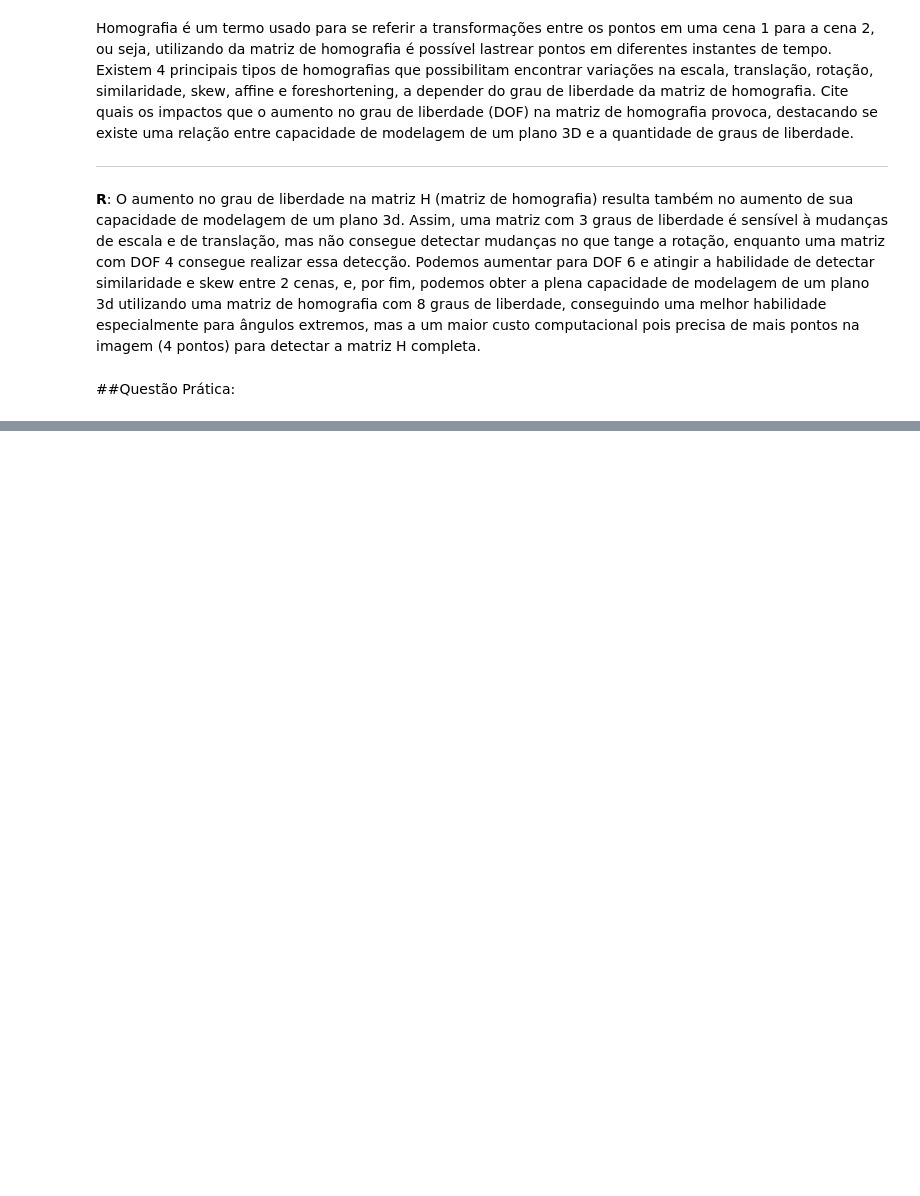
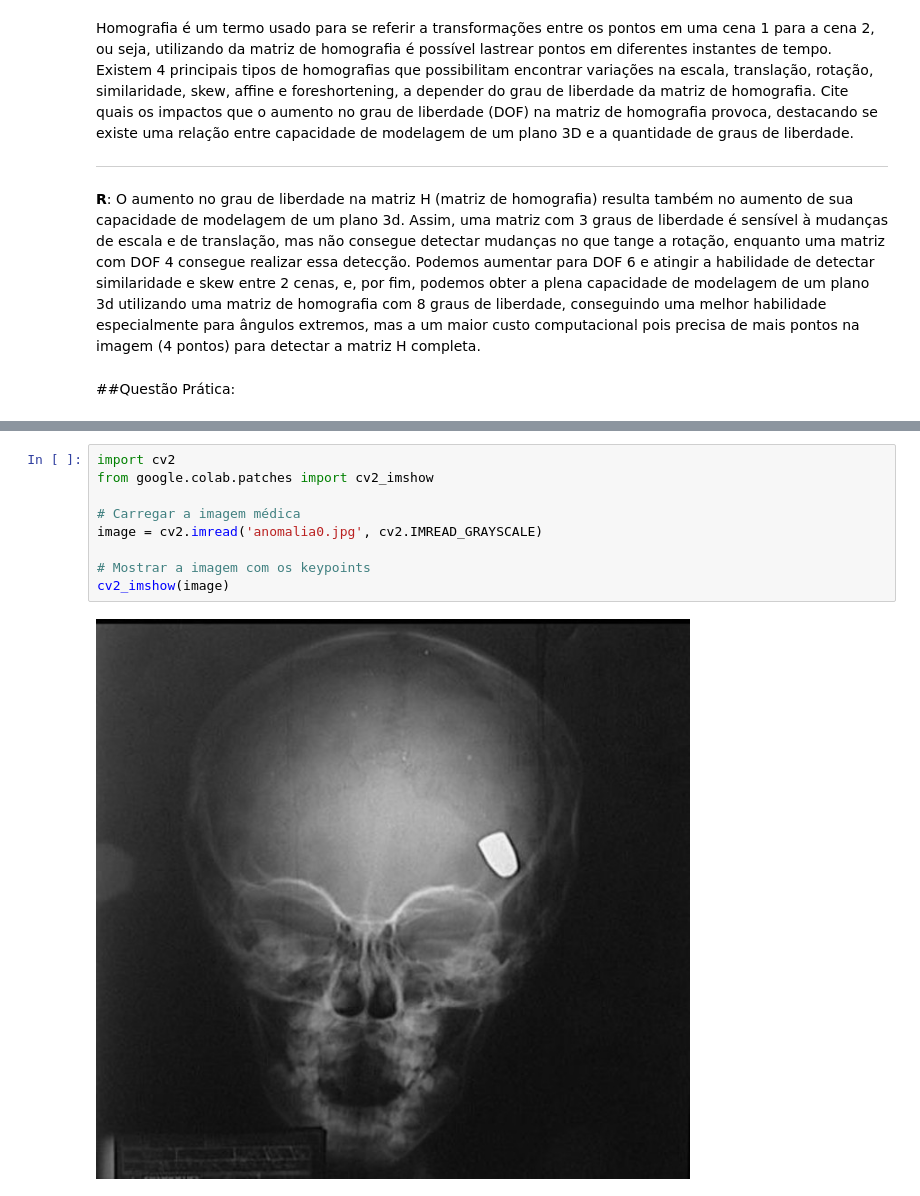
Before and after one commit to 2023-1-INF0417-VisaoComputacional/team74A02, a Jupyter notebook: A02/A02.ipynb, the cells around one changed output, grey strips where cells are left out. Cells and saved outputs as stored; diff of their text form; blank space fills up the shorter version.

```diff
--- a/A02/A02.ipynb
+++ b/A02/A02.ipynb
@@ -54 +54,12 @@ Aqui está um exemplo de código em Python que utiliza o algoritmo SIFT para det
+# %%
+import cv2
+from google.colab.patches import cv2_imshow
+
+# Carregar a imagem médica
+image = cv2.imread('anomalia0.jpg', cv2.IMREAD_GRAYSCALE)
+
+# Mostrar a imagem com os keypoints
+cv2_imshow(image)
+# %% [output]
+[figure, added]
 # %%
```
Also changed, not shown: parts of 4 cells of this notebook, 1 other file.
